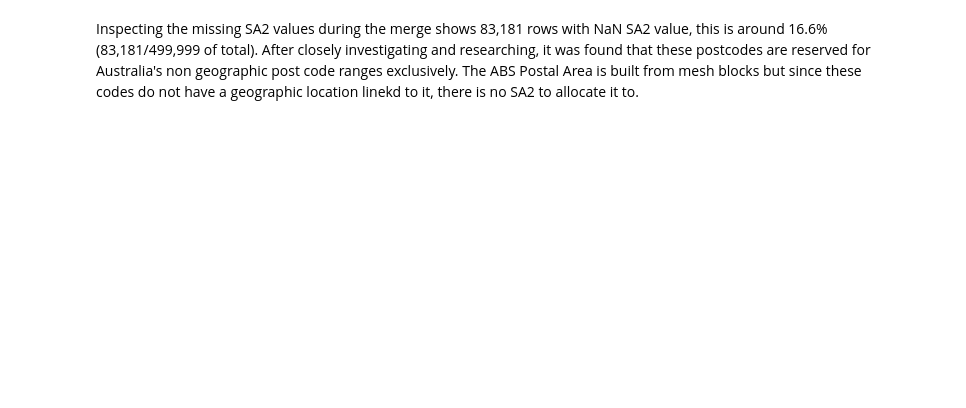
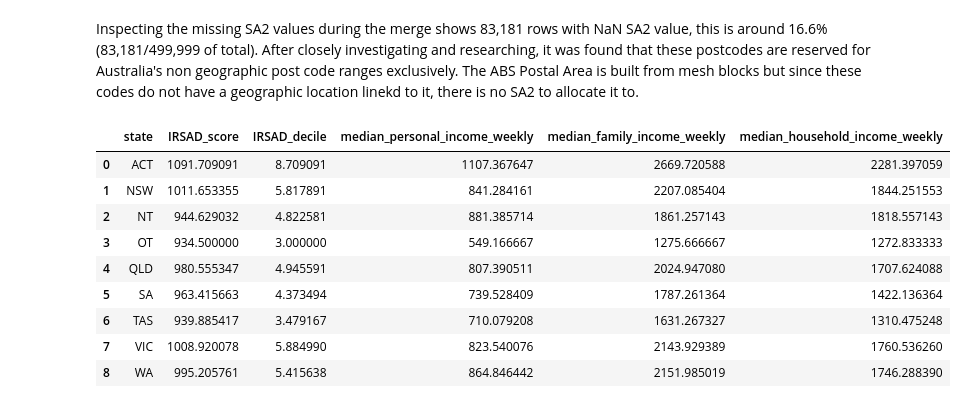
Before and after one commit to bambasp1s/MAST30034_Project_2, a Jupyter notebook: notebooks/external data code/merge_to_actual_data.ipynb, the cells around one changed output. Saved outputs shown, nothing was run; the diff lists cells and outputs as text; code cells hidden in the pictures; blank space fills up the shorter version.

Commit message:
Updated the external data notebooks

```diff
--- a/notebooks/external data code/merge_to_actual_data.ipynb
+++ b/notebooks/external data code/merge_to_actual_data.ipynb
@@ -51,3 +51,8 @@ None
 poa_to_sa2['POA_CODE_2021'].duplicated().sum()
 # %% [output]
 np.int64(0)
+# %%
+# Reading in the external dataset with the business indicators of SEIFA and Income datasets produced in the previous run
+features_df = pd.read_parquet(f"{abs_output_dir}/loaded_features_df.parquet")
+print(features_df.info())
+print(features_df.head())
@@ -142,2 +188,30 @@ list(missing_postcodes)[:20]
 # %% [markdown]
 Inspecting the missing SA2 values during the merge shows 83,181 rows with NaN SA2 value, this is around 16.6% (83,181/499,999 of total). After closely investigating and researching, it was found that these postcodes are reserved for Australia's non geographic post code ranges exclusively. The ABS Postal Area is built from mesh blocks but since these codes do not have a geographic location linekd to it, there is no SA2 to allocate it to.
+# %%
+# Building a dataset with SEIFA and income results averaged per state and named accordingly
+
+# In post codes and SA2 codes, the first character of the code, is often associated to its relevant state in ABS data
+STATE_TO_CODE = {
+    '1': 'NSW', '2': 'VIC', '3': 'QLD', '4': 'SA',
+    '5': 'WA', '6': 'TAS', '7': 'NT', '8': 'ACT', '9': 'OT',
+}
+
+feature_cols = ['IRSAD_score', 'IRSAD_decile',
+                          'median_personal_income_weekly', 'median_family_income_weekly', 'median_household_income_weekly']
+
+# Consider the first character of the SA2_CODE_2021 and map it to its relevant state and rename that column as "state"
+state_avg = features_df['SA2_CODE_2021'].str[0].map(STATE_TO_CODE).rename('state')
+# Group by the states and get the average
+state_averages = features_df.groupby(state_avg)[feature_cols].mean().reset_index()
+state_averages
+# %% [output]
+|  | state | IRSAD_score | IRSAD_decile | median_personal_income_weekly | median_family_income_weekly | median_household_income_weekly |
+| 0 | ACT | 1091.709091 | 8.709091 | 1107.367647 | 2669.720588 | 2281.397059 |
+| 1 | NSW | 1011.653355 | 5.817891 | 841.284161 | 2207.085404 | 1844.251553 |
+| 2 | NT | 944.629032 | 4.822581 | 881.385714 | 1861.257143 | 1818.557143 |
+| 3 | OT | 934.500000 | 3.000000 | 549.166667 | 1275.666667 | 1272.833333 |
+| 4 | QLD | 980.555347 | 4.945591 | 807.390511 | 2024.947080 | 1707.624088 |
+| 5 | SA | 963.415663 | 4.373494 | 739.528409 | 1787.261364 | 1422.136364 |
+| 6 | TAS | 939.885417 | 3.479167 | 710.079208 | 1631.267327 | 1310.475248 |
+| 7 | VIC | 1008.920078 | 5.884990 | 823.540076 | 2143.929389 | 1760.536260 |
+| 8 | WA | 995.205761 | 5.415638 | 864.846442 | 2151.985019 | 1746.288390 |
```
Also changed, not shown: parts of 9 cells of this notebook, 6 other files.
